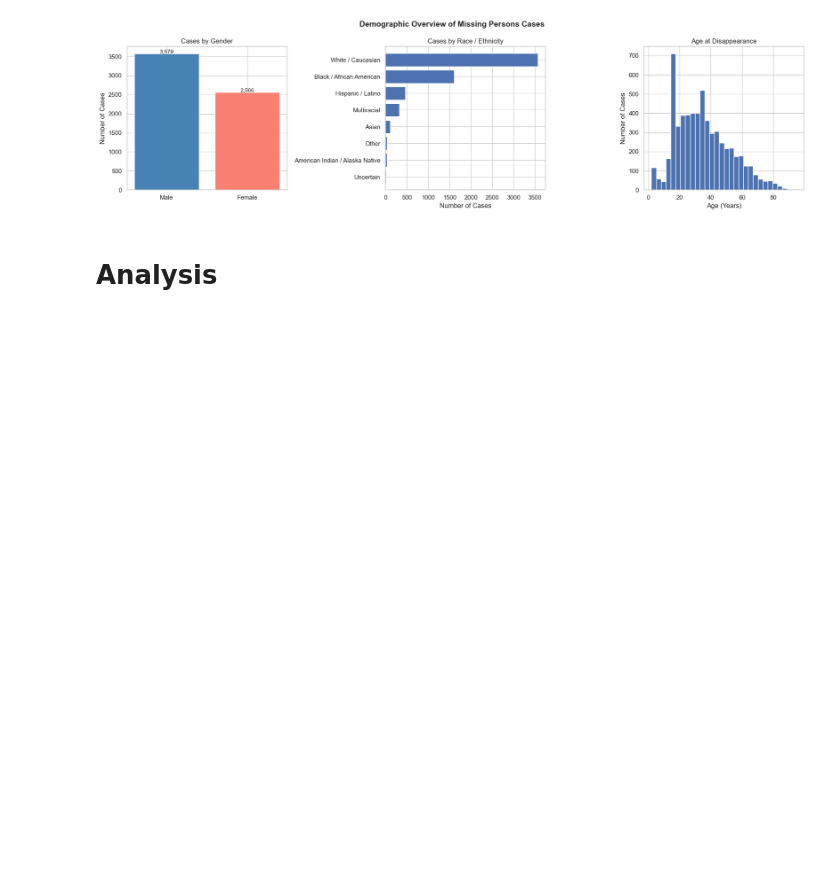
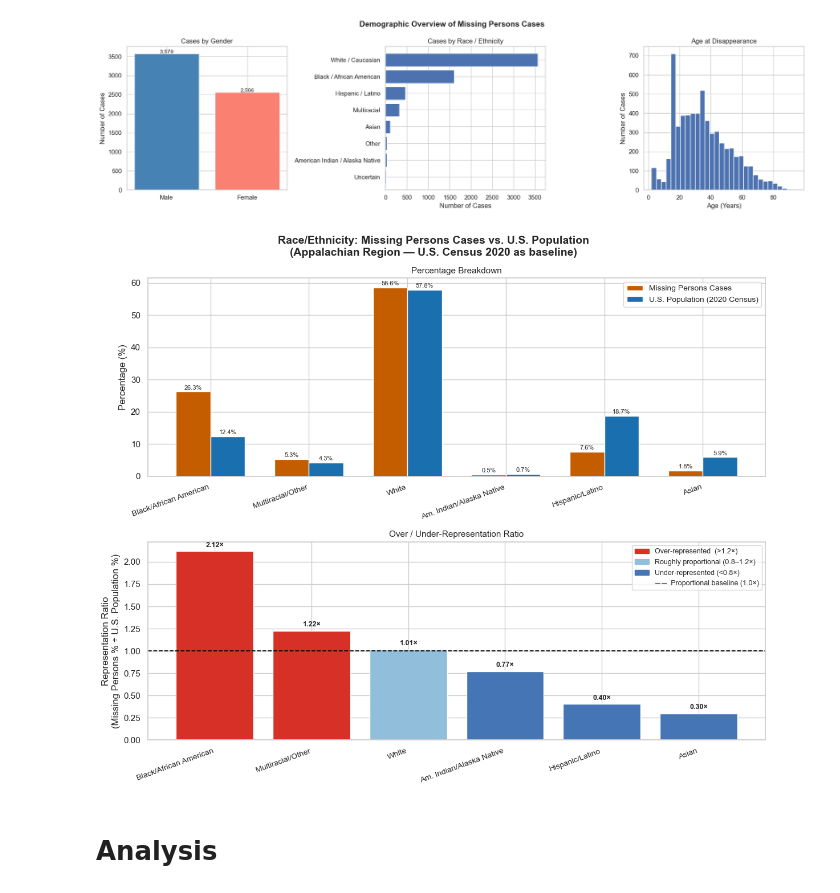
Before and after one commit to jonmoses/Lost-In-The-Mountains, a Jupyter notebook: Lost-In-The-Mountains-Final-Project.ipynb, the cells around one changed output. Saved outputs shown, nothing was run; the diff lists cells and outputs as text; code cells hidden in the pictures; blank space fills up the shorter version.

```diff
--- a/Lost-In-The-Mountains-Final-Project.ipynb
+++ b/Lost-In-The-Mountains-Final-Project.ipynb
@@ -284,6 +284,104 @@ plt.tight_layout()
 plt.show()
 # %% [output]
 [figure]
+# %%
+import pandas as pd
+import numpy as np
+import matplotlib.pyplot as plt
+import matplotlib.patches as mpatches
+
+df_mp = pd.read_csv("data/missing_persons_with_coords.csv")
+
+# Map to simplified Census-aligned categories
+race_remap = {
+    "White / Caucasian":                    "White",
+    "Black / African American":             "Black/African American",
+    "Hispanic / Latino":                    "Hispanic/Latino",
+    "Asian":                                "Asian",
+    "American Indian / Alaska Native":      "Am. Indian/Alaska Native",
+    "Native Hawaiian / Pacific Islander":   "Native Hawaiian/Pac. Islander",
+}
+df_mp["Race_clean"] = df_mp["Race / Ethnicity"].apply(
+    lambda x: "Multiracial/Other" if "," in str(x)
+              else race_remap.get(str(x).strip(), "Unknown/Other")
+)
+
+race_counts = df_mp[df_mp["Race_clean"] != "Unknown/Other"]["Race_clean"].value_counts()
+race_pct = (race_counts / race_counts.sum() * 100)
+
+# 2020 U.S. Census (non-Hispanic categories where applicable)
+us_census = {
+    "White":                            57.8,
+    "Black/African American":           12.4,
+    "Hispanic/Latino":                  18.7,
+    "Asian":                             5.9,
+    "Am. Indian/Alaska Native":          0.7,
+    "Native Hawaiian/Pac. Islander":     0.2,
+    "Multiracial/Other":                 4.3,
+}
+
+categories = [k for k in us_census if k in race_pct.index]
+mp_vals  = np.array([race_pct[c] for c in categories])
+us_vals  = np.array([us_census[c] for c in categories])
+ratios   = mp_vals / us_vals
+
+# Sort by ratio descending
+order = np.argsort(ratios)[::-1]
+categories = [categories[i] for i in order]
+mp_vals    = mp_vals[order]
+us_vals    = us_vals[order]
+ratios     = ratios[order]
+
+x     = np.arange(len(categories))
+width = 0.35
+
+fig, (ax1, ax2) = plt.subplots(2, 1, figsize=(12, 10))
+fig.suptitle(
+    "Race/Ethnicity: Missing Persons Cases vs. U.S. Population\n"
+    "(Appalachian Region — U.S. Census 2020 as baseline)",
+    fontsize=14, fontweight="bold"
+)
+
+# --- Top: side-by-side percentage bars ---
+bars_mp = ax1.bar(x - width/2, mp_vals, width, label="Missing Persons Cases",      color="#c45c00", edgecolor="white")
+bars_us = ax1.bar(x + width/2, us_vals, width, label="U.S. Population (2020 Census)", color="#1a6faf", edgecolor="white")
+ax1.set_ylabel("Percentage (%)")
+ax1.set_xticks(x)
+ax1.set_xticklabels(categories, rotation=20, ha="right", fontsize=10)
+ax1.legend(fontsize=10)
+ax1.set_title("Percentage Breakdown", fontsize=11)
+for bar in bars_mp:
+    ax1.text(bar.get_x() + bar.get_width()/2, bar.get_height() + 0.3,
+             f"{bar.get_height():.1f}%", ha="center", va="bottom", fontsize=8)
+for bar in bars_us:
+    ax1.text(bar.get_x() + bar.get_width()/2, bar.get_height() + 0.3,
+             f"{bar.get_height():.1f}%", ha="center", va="bottom", fontsize=8)
+
+# --- Bottom: representation ratio ---
+bar_colors = ["#d73027" if r > 1.2 else "#4575b4" if r < 0.8 else "#91bfdb" for r in ratios]
+bars_r = ax2.bar(x, ratios, color=bar_colors, edgecolor="white")
+ax2.axhline(1.0, color="black", linestyle="--", linewidth=1.3, label="Proportional (1.0×)")
+ax2.set_ylabel("Representation Ratio\n(Missing Persons % ÷ U.S. Population %)")
+ax2.set_xticks(x)
+ax2.set_xticklabels(categories, rotation=20, ha="right", fontsize=10)
+ax2.set_title("Over / Under-Representation Ratio", fontsize=11)
+for bar, ratio in zip(bars_r, ratios):
+    ax2.text(bar.get_x() + bar.get_width()/2, bar.get_height() + 0.03,
+             f"{ratio:.2f}×", ha="center", va="bottom", fontsize=9, fontweight="bold")
+
+legend_patches = [
+    mpatches.Patch(color="#d73027", label="Over-represented  (>1.2×)"),
+    mpatches.Patch(color="#91bfdb", label="Roughly proportional (0.8–1.2×)"),
+    mpatches.Patch(color="#4575b4", label="Under-represented (<0.8×)"),
+    mpatches.Patch(color="none",    label="─ ─  Proportional baseline (1.0×)"),
+]
+ax2.legend(handles=legend_patches, fontsize=9, loc="upper right")
+
+plt.tight_layout()
+plt.savefig("race_representation.png", dpi=150, bbox_inches="tight")
+plt.show()
+# %% [output]
+[figure, added]
 # %% [markdown]
 # Analysis
 # %%
```
Also changed, not shown: parts of 4 cells of this notebook, 1 other file.
